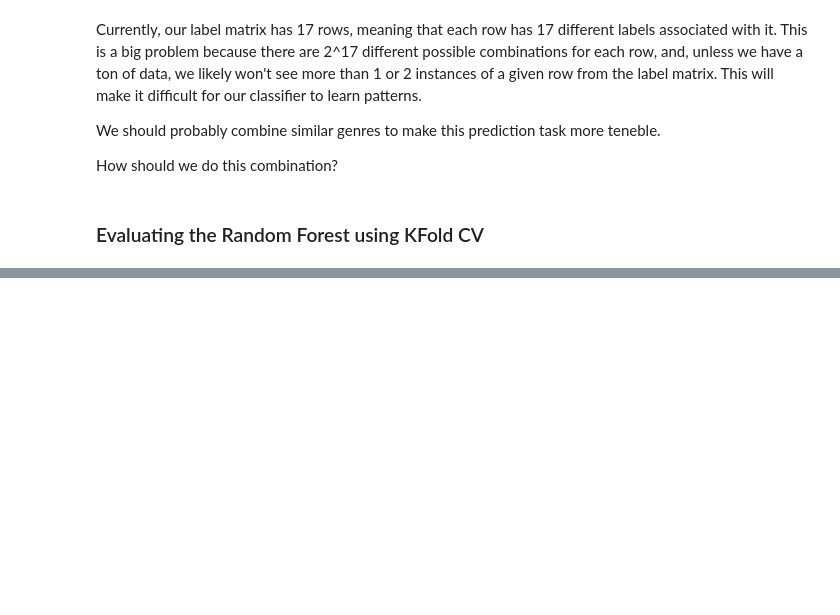
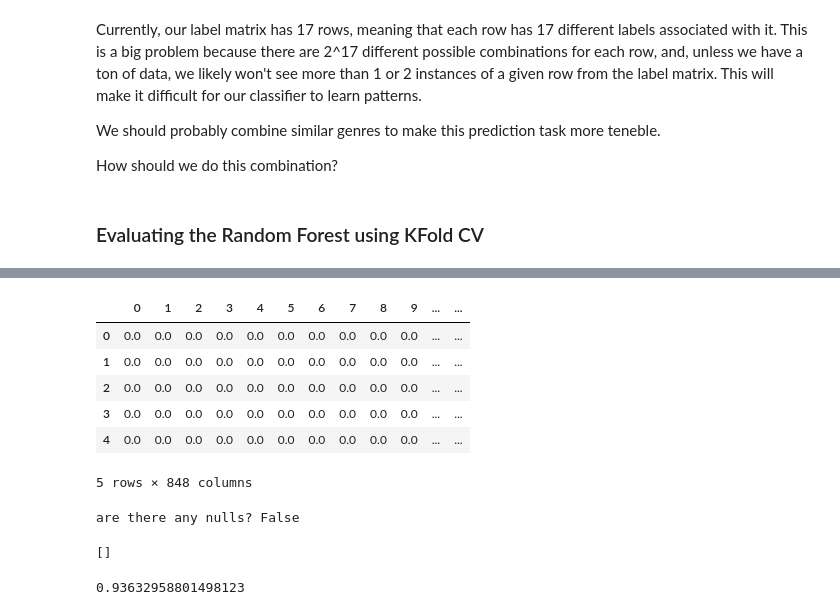
Before and after one commit to noahyonack/cs109b_final, a Jupyter notebook: milestone_3/milestone_3.ipynb, the cells around one changed output, grey strips where cells are left out. Cells and saved outputs as stored; diff of their text form; code cells hidden in the pictures; blank space fills up the shorter version.

```diff
--- a/milestone_3/milestone_3.ipynb
+++ b/milestone_3/milestone_3.ipynb
@@ -248,0 +293,10 @@ Multiprocessing exception:
+# %%
+df_feature.head()
+# %% [output]
+|  | 0 | 1 | 2 | 3 | 4 | 5 | 6 | 7 | 8 | 9 | ... | ... |
+| 0 | 0.0 | 0.0 | 0.0 | 0.0 | 0.0 | 0.0 | 0.0 | 0.0 | 0.0 | 0.0 | ... | ... |
+| 1 | 0.0 | 0.0 | 0.0 | 0.0 | 0.0 | 0.0 | 0.0 | 0.0 | 0.0 | 0.0 | ... | ... |
+| 2 | 0.0 | 0.0 | 0.0 | 0.0 | 0.0 | 0.0 | 0.0 | 0.0 | 0.0 | 0.0 | ... | ... |
+| 3 | 0.0 | 0.0 | 0.0 | 0.0 | 0.0 | 0.0 | 0.0 | 0.0 | 0.0 | 0.0 | ... | ... |
+| 4 | 0.0 | 0.0 | 0.0 | 0.0 | 0.0 | 0.0 | 0.0 | 0.0 | 0.0 | 0.0 | ... | ... |
+5 rows × 848 columns
@@ -248,0 +317,19 @@ Multiprocessing exception:
+# %%
+print "are there any nulls?", y.isnull().values.any()
+## Checking to see if there are any null and is so where they are
+[i for i, x in enumerate(y) if pd.isnull(x)]
+# %% [output]
+are there any nulls? False
+[]
+# %%
+lasso = Lasso(alpha=.0003)
+
+lasso.fit(X, y)
+
+## Round these to the closest possible values
+y_hat = lasso.predict(X).round()
+
+## This is my accuracy, but in reality I think that we are not predicting any of them correctly
+np.mean(y_hat == y)
+# %% [output]
+0.93632958801498123
```
Also changed, not shown: parts of 18 cells of this notebook.
